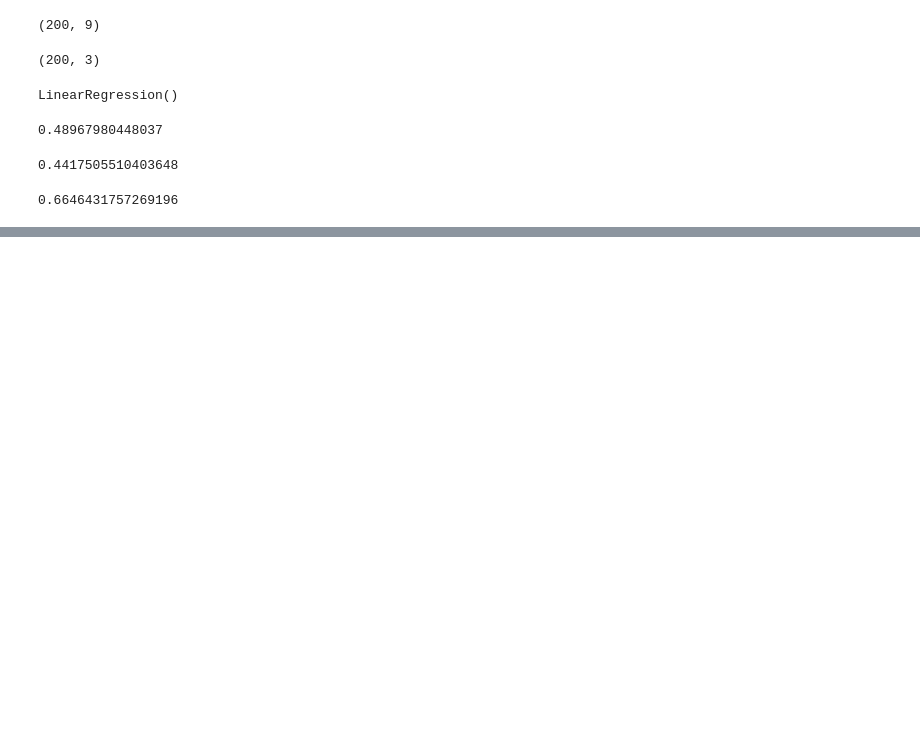
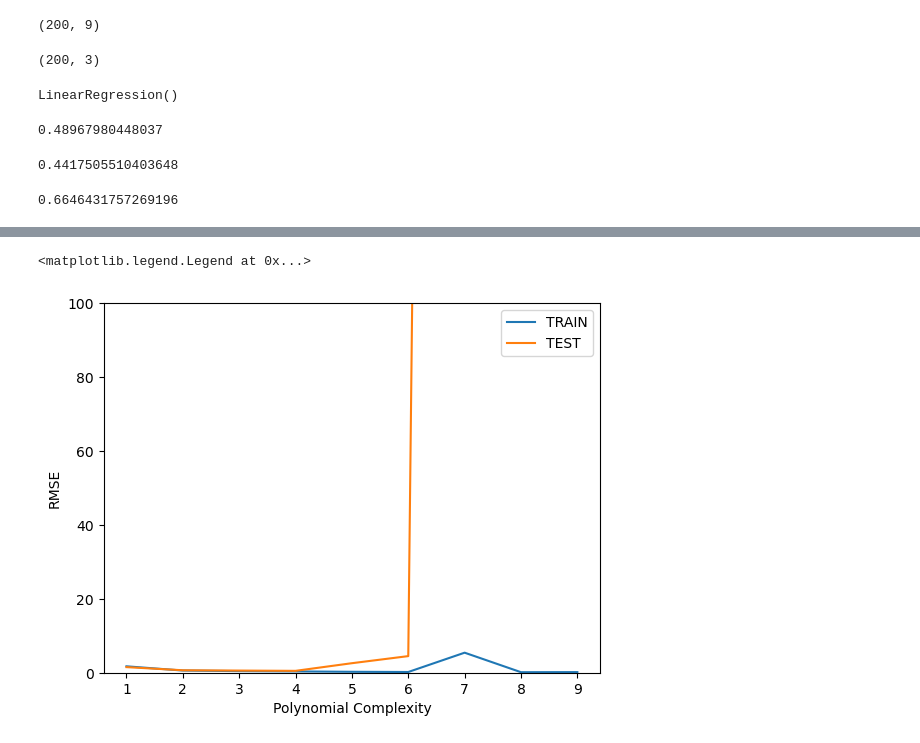
Before and after one commit to AkramOmio/Linear-Regression, a Jupyter notebook: Polynomial_Regression_with_SciKit-learn.ipynb, the cells around one changed output, grey strips where cells are left out. Saved outputs shown, nothing was run; the diff lists cells and outputs as text; code cells hidden in the pictures; blank space fills up the shorter version.

```diff
--- a/Polynomial_Regression_with_SciKit-learn.ipynb
+++ b/Polynomial_Regression_with_SciKit-learn.ipynb
@@ -61,0 +96,10 @@ RMSE
+# %%
+plt.plot(range(1,10),train_rmse_errors,label="TRAIN")
+plt.plot(range(1,10),test_rmse_errors,label="TEST")
+plt.xlabel("Polynomial Complexity")
+plt.ylabel('RMSE')
+plt.ylim(0,100)
+plt.legend()
+# %% [output]
+<matplotlib.legend.Legend at 0x...>
+[figure, added]
```
Also changed, not shown: parts of 3 cells of this notebook.
